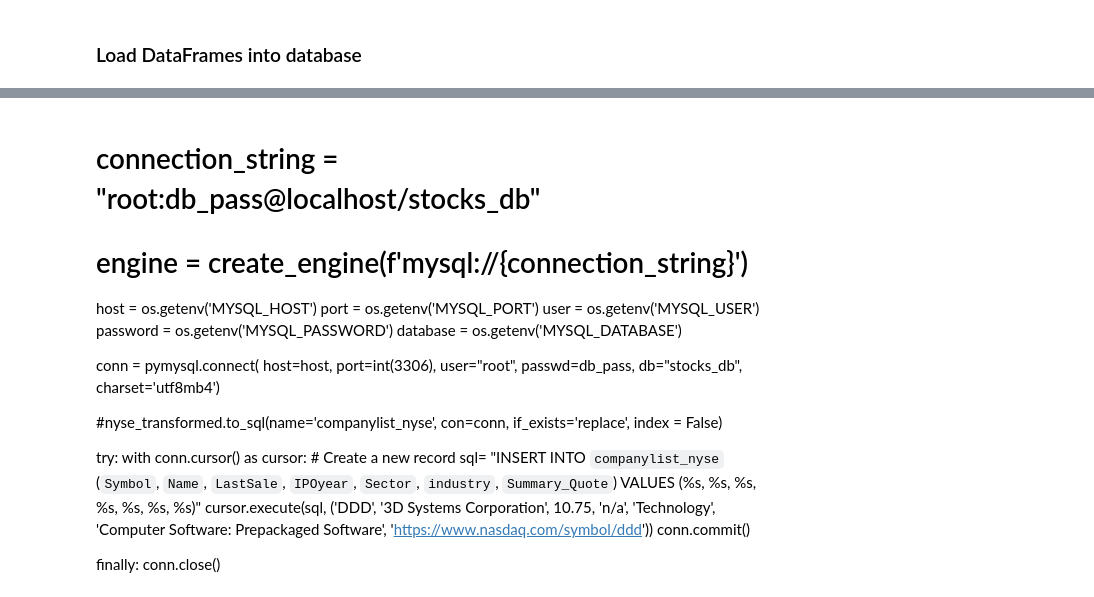
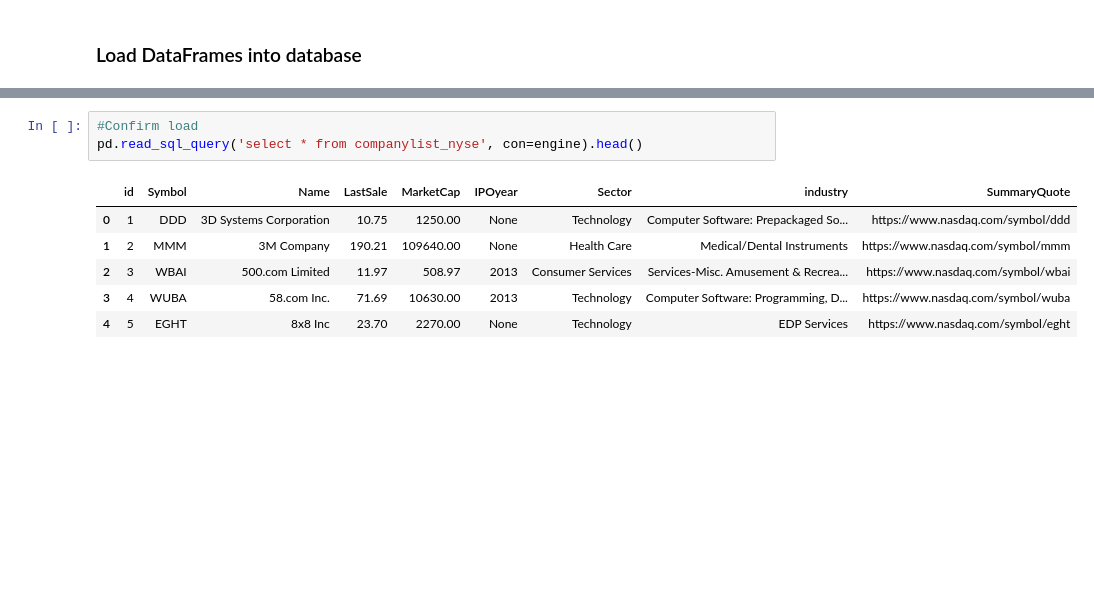
Before and after one commit to jcrossru/ETL_project, a Jupyter notebook: companylist_nyse.ipynb, the cells around one changed output, grey strips where cells are left out. Cells and saved outputs as stored; diff of their text form; blank space fills up the shorter version.

```diff
--- a/companylist_nyse.ipynb
+++ b/companylist_nyse.ipynb
@@ -61,29 +91,10 @@ nyse_transformed.head()
-# %% [markdown]
-# connection_string = "root:db_pass@localhost/stocks_db"
-# engine = create_engine(f'mysql://{connection_string}')
-
-host = os.getenv('MYSQL_HOST')
-port = os.getenv('MYSQL_PORT')
-user = os.getenv('MYSQL_USER')
-password = os.getenv('MYSQL_PASSWORD')
-database = os.getenv('MYSQL_DATABASE')
-
-conn = pymysql.connect(
-    host=host,
-    port=int(3306),
-    user="root",
-    passwd=db_pass,
-    db="stocks_db",
-    charset='utf8mb4')
-
-#nyse_transformed.to_sql(name='companylist_nyse', con=conn,  if_exists='replace', index = False)
-
-try:
-    with conn.cursor() as cursor:
-        # Create a new record
-        sql= "INSERT INTO `companylist_nyse` (`Symbol`, `Name`, `LastSale`,  `IPOyear`, `Sector`, `industry`, `Summary_Quote`) VALUES (%s, %s, %s, %s, %s, %s, %s)"
-        cursor.execute(sql, ('DDD', '3D Systems Corporation', 10.75,  'n/a', 'Technology', 'Computer Software: Prepackaged Software', 'https://www.nasdaq.com/symbol/ddd'))
-        conn.commit()
-
-finally:
-     conn.close()
+# %%
+#Confirm load
+pd.read_sql_query('select * from companylist_nyse', con=engine).head()
+# %% [output]
+|  | id | Symbol | Name | LastSale | MarketCap | IPOyear | Sector | industry | SummaryQuote |
+| 0 | 1 | DDD | 3D Systems Corporation | 10.75 | 1250.00 | None | Technology | Computer Software: Prepackaged So... | https://www.nasdaq.com/symbol/ddd |
+| 1 | 2 | MMM | 3M Company | 190.21 | 109640.00 | None | Health Care | Medical/Dental Instruments | https://www.nasdaq.com/symbol/mmm |
+| 2 | 3 | WBAI | 500.com Limited | 11.97 | 508.97 | 2013 | Consumer Services | Services-Misc. Amusement & Recrea... | https://www.nasdaq.com/symbol/wbai |
+| 3 | 4 | WUBA | 58.com Inc. | 71.69 | 10630.00 | 2013 | Technology | Computer Software: Programming, D... | https://www.nasdaq.com/symbol/wuba |
+| 4 | 5 | EGHT | 8x8 Inc | 23.70 | 2270.00 | None | Technology | EDP Services | https://www.nasdaq.com/symbol/eght |
```
Also changed, not shown: parts of 9 cells of this notebook.
